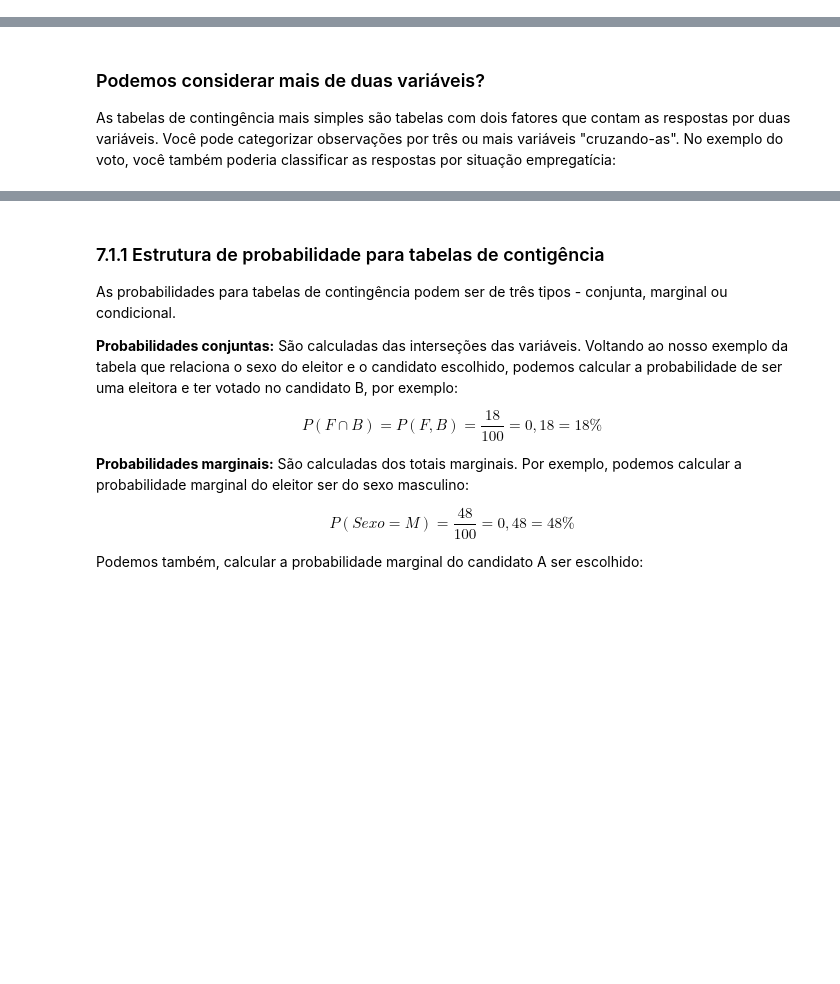
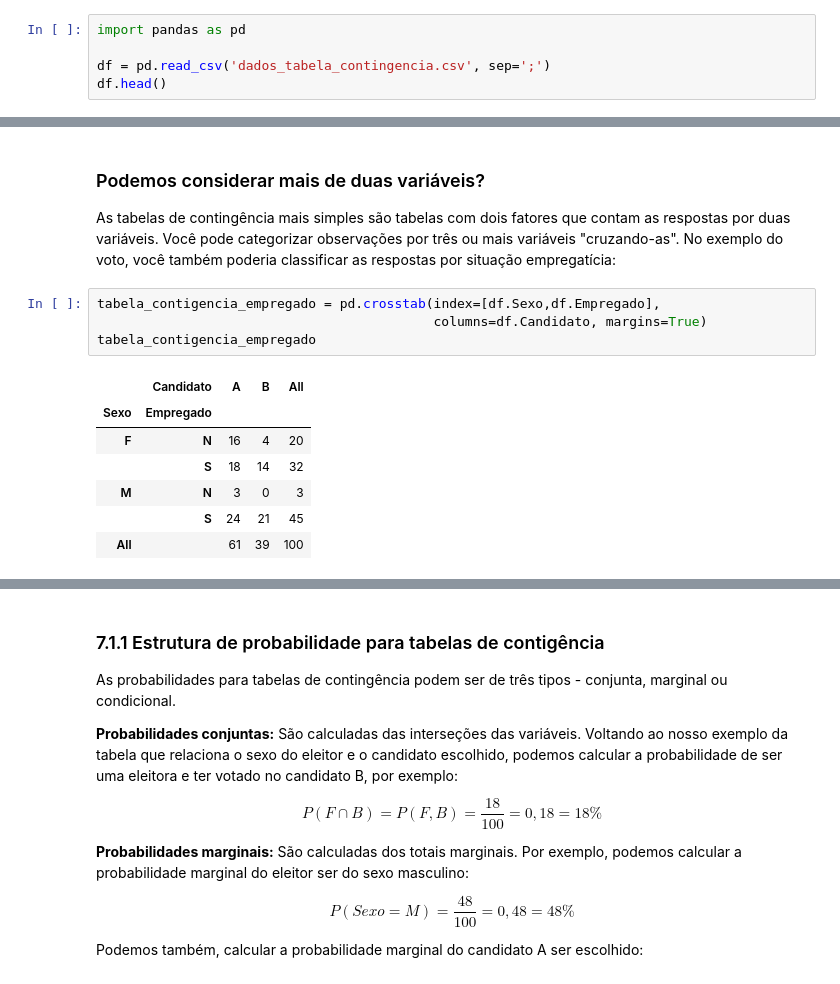
Before and after one commit to joaopasini/letscode_repository, a Jupyter notebook: Módulo 7 - Estatística I/Aula_7_Dados_Categorizados.ipynb, the cells around one changed output, grey strips where cells are left out. Drawn from its saved outputs; the diff is of its cells as text; blank space fills up the shorter version.

```diff
--- a/Módulo 7 - Estatística I/Aula_7_Dados_Categorizados.ipynb
+++ b/Módulo 7 - Estatística I/Aula_7_Dados_Categorizados.ipynb
@@ -12,0 +11,5 @@ import pandas as pd
+# %%
+import pandas as pd
+
+df = pd.read_csv('dados_tabela_contingencia.csv', sep=';')
+df.head()
@@ -18,3 +37,15 @@ import pandas as pd
 ### Podemos considerar mais de duas variáveis?
 
 As tabelas de contingência mais simples são tabelas com dois fatores que contam as respostas por duas variáveis. Você pode categorizar observações por três ou mais variáveis "cruzando-as". No exemplo do voto, você também poderia classificar as respostas por situação empregatícia:
+# %%
+tabela_contigencia_empregado = pd.crosstab(index=[df.Sexo,df.Empregado],
+                                           columns=df.Candidato, margins=True)
+tabela_contigencia_empregado
+# %% [output]
+|  | Candidato | A | B | All |
+| Sexo | Empregado |  |  |  |
+| F | N | 16 | 4 | 20 |
+|  | S | 18 | 14 | 32 |
+| M | N | 3 | 0 | 3 |
+|  | S | 24 | 21 | 45 |
+| All |  | 61 | 39 | 100 |
```
Also changed, not shown: parts of 21 cells of this notebook, 8 other files.
